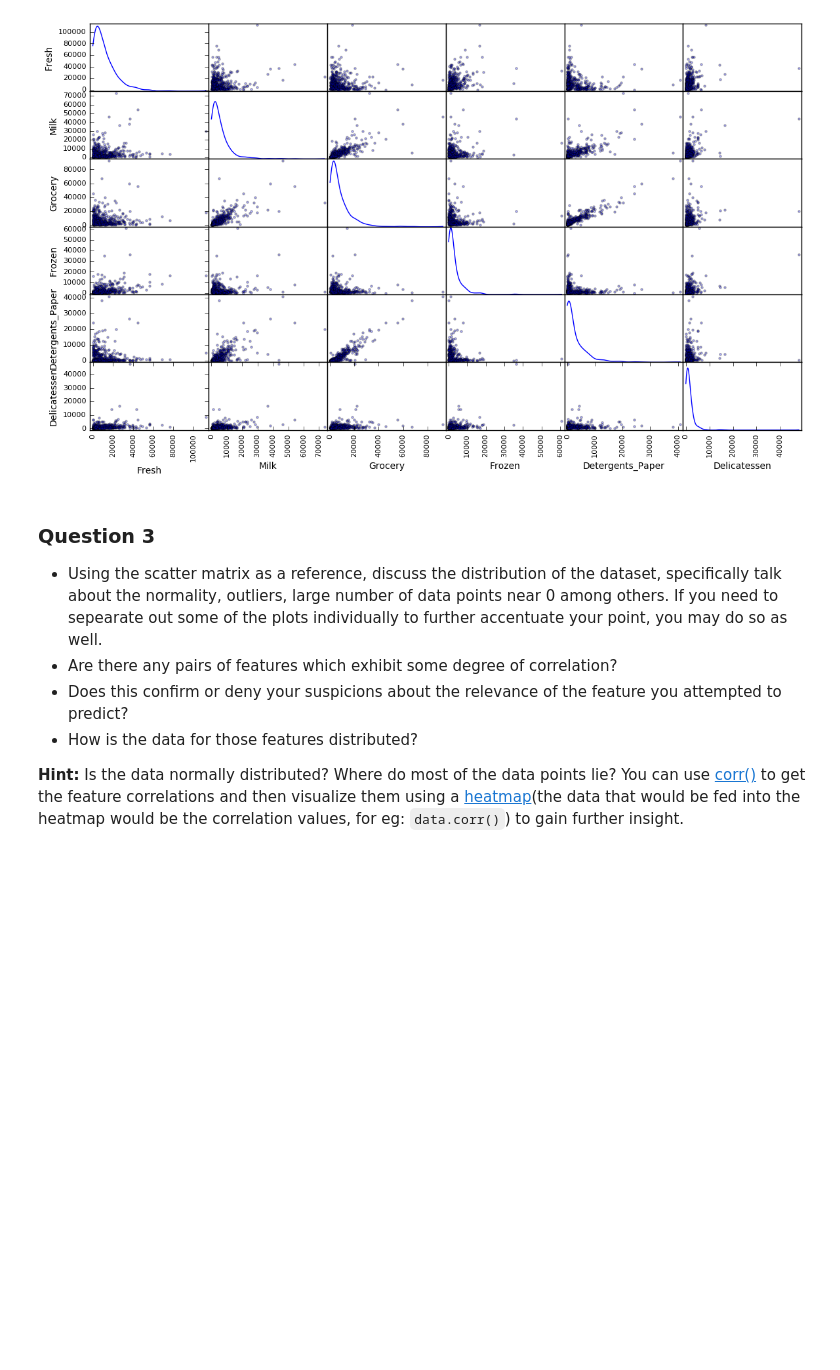
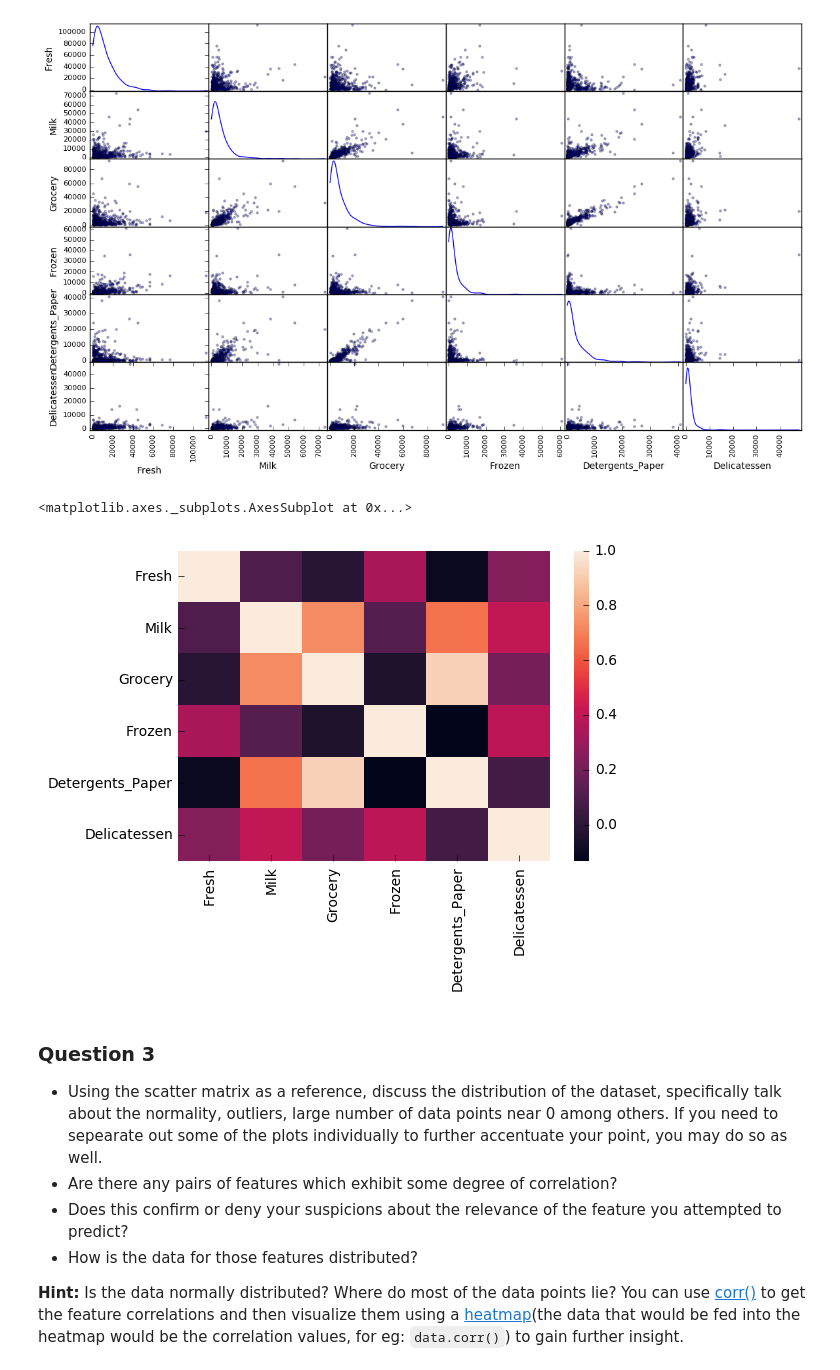
Before and after one commit to kayfuku/MLND_Udacity, a Jupyter notebook: customer_segments/customer_segments.ipynb, the cells around one changed output. Drawn from its saved outputs; the diff is of its cells as text; code cells hidden in the pictures; blank space fills up the shorter version.

```diff
--- a/customer_segments/customer_segments.ipynb
+++ b/customer_segments/customer_segments.ipynb
@@ -196,6 +203,14 @@ To get a better understanding of the dataset, we can construct a scatter matrix
 pd.scatter_matrix(data, alpha = 0.3, figsize = (14,8), diagonal = 'kde');
 # %% [output]
 [figure]
+# %%
+print ""
+corr = data.corr()
+# print corr
+sns.heatmap(corr)
+# %% [output]
+<matplotlib.axes._subplots.AxesSubplot at 0x...>
+[figure, added]
 # %% [markdown]
 ### Question 3
 * Using the scatter matrix as a reference, discuss the distribution of the dataset, specifically talk about the normality, outliers, large number of data points near 0 among others. If you need to sepearate out some of the plots individually to further accentuate your point, you may do so as well.
```
Also changed, not shown: parts of 10 cells of this notebook, 1 other file.
